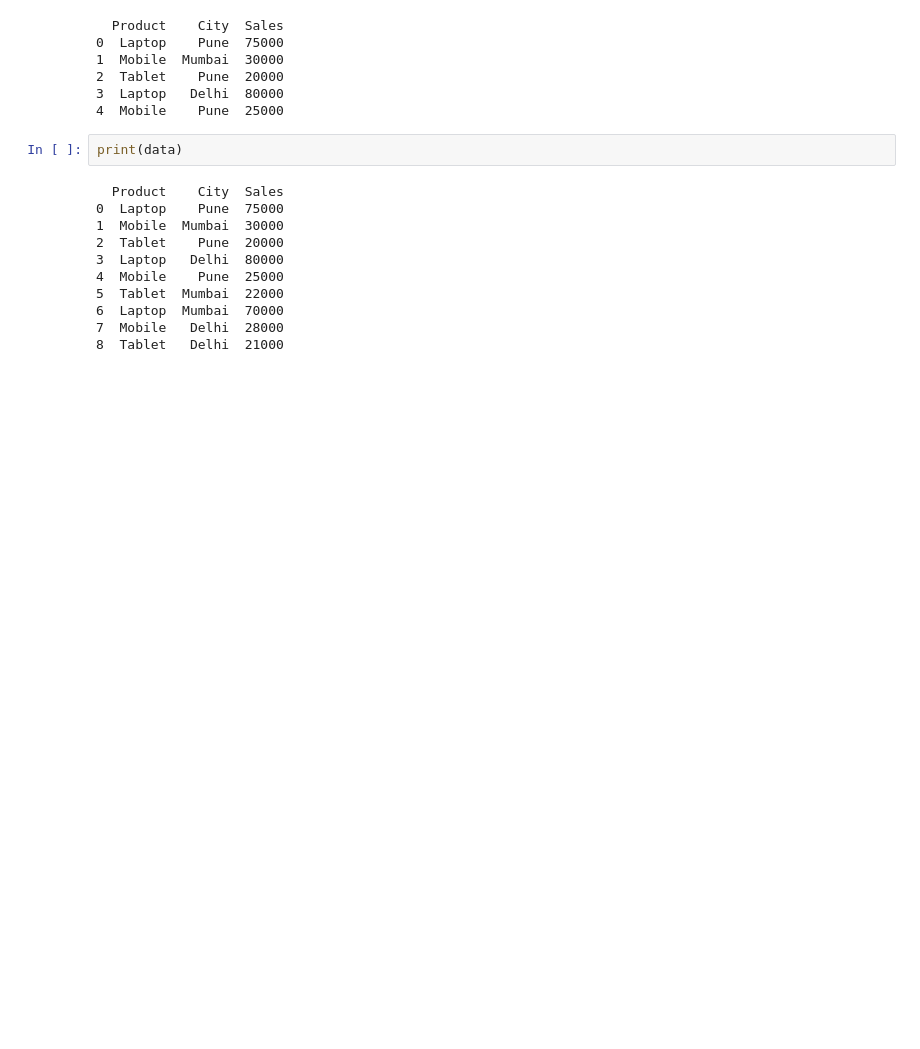
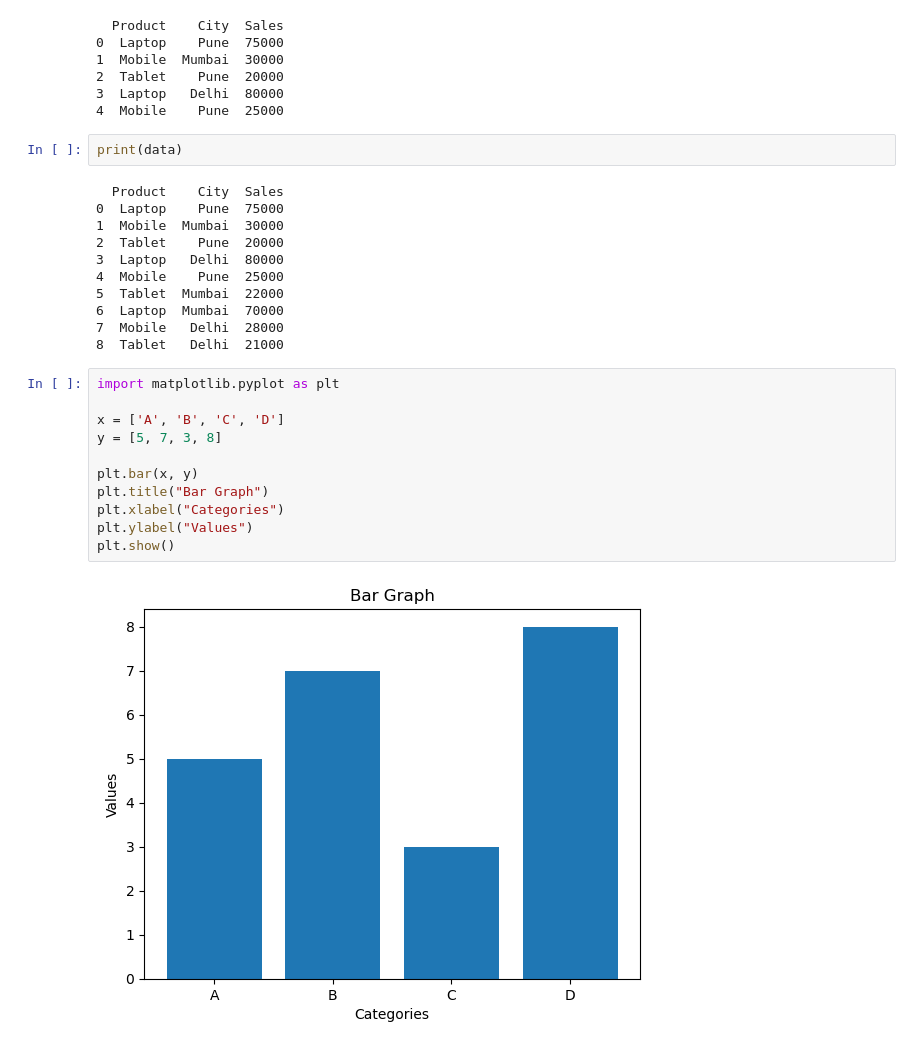
Before and after one commit to Jaul04/Python-Projects, a Jupyter notebook: Project 1.ipynb, the cells around one changed output. Cells and saved outputs as stored; diff of their text form; blank space fills up the shorter version.

```diff
--- a/Project 1.ipynb
+++ b/Project 1.ipynb
@@ -261,3 +261,16 @@ print(data)
 6  Laptop  Mumbai  70000
 7  Mobile   Delhi  28000
 8  Tablet   Delhi  21000
+# %%
+import matplotlib.pyplot as plt
+
+x = ['A', 'B', 'C', 'D']
+y = [5, 7, 3, 8]
+
+plt.bar(x, y)
+plt.title("Bar Graph")
+plt.xlabel("Categories")
+plt.ylabel("Values")
+plt.show()
+# %% [output]
+[figure, added]
```
Also changed, not shown: parts of 1 cell of this notebook.
